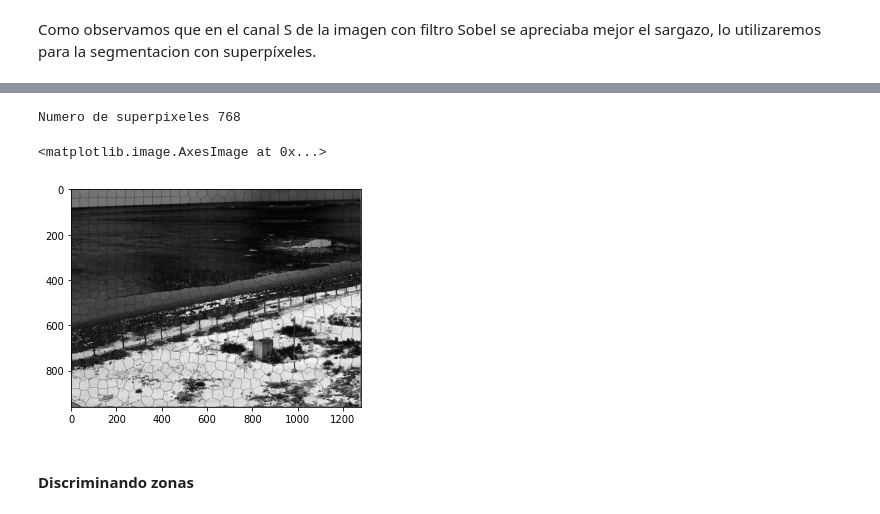
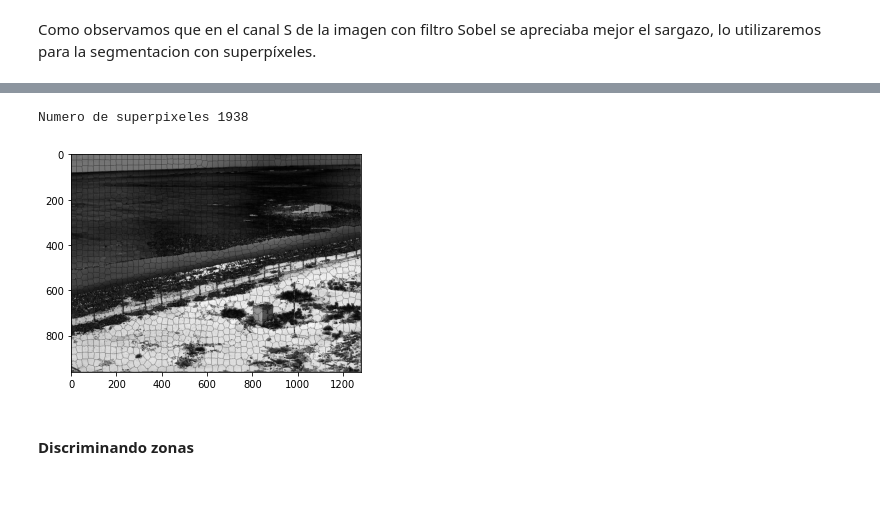
Before and after one commit to FranciscoAng/Proyecto_RP, a Jupyter notebook: Proyecto.ipynb, the cells around one changed output, grey strips where cells are left out. Saved outputs shown, nothing was run; the diff lists cells and outputs as text; code cells hidden in the pictures.

```diff
--- a/Proyecto.ipynb
+++ b/Proyecto.ipynb
@@ -167,15 +176,20 @@ plt.imshow(sharpImg,cmap=cm.gray)
 [figure]
 # %%
+#Tamaño de superpixeles
+sp_size = 25
+#Compacidad de los superpixeles
+sp_compact = 0.05
 #Separamos la imagen en superpixeles
-slicIm, lblSlic, n_Slic = imagetoSP(sharpImg,40,0.05)
+slicIm, lblSlic, n_Slic = imagetoSP(sharpImg,sp_size,sp_compact)
 print("Numero de superpixeles",n_Slic)
 #Vista previa de la imagen segmentada en superpixeles
 plt.imshow(slicIm,cmap=cm.gray)
+#Guardar figura
+plt.savefig('Figures/SPixels_segments.png')
 #color1 = label2rgb(lblSlic, image=segImg, bg_label=-1)
 # %% [output]
-Numero de superpixeles 768
+Numero de superpixeles 1938
-<matplotlib.image.AxesImage at 0x...>
-[figure, old version]
+[figure, new version]
 # %% [markdown]
 #### Discriminando zonas
 # %% [markdown]
```
Also changed, not shown: parts of 21 cells of this notebook, 14 other files.
